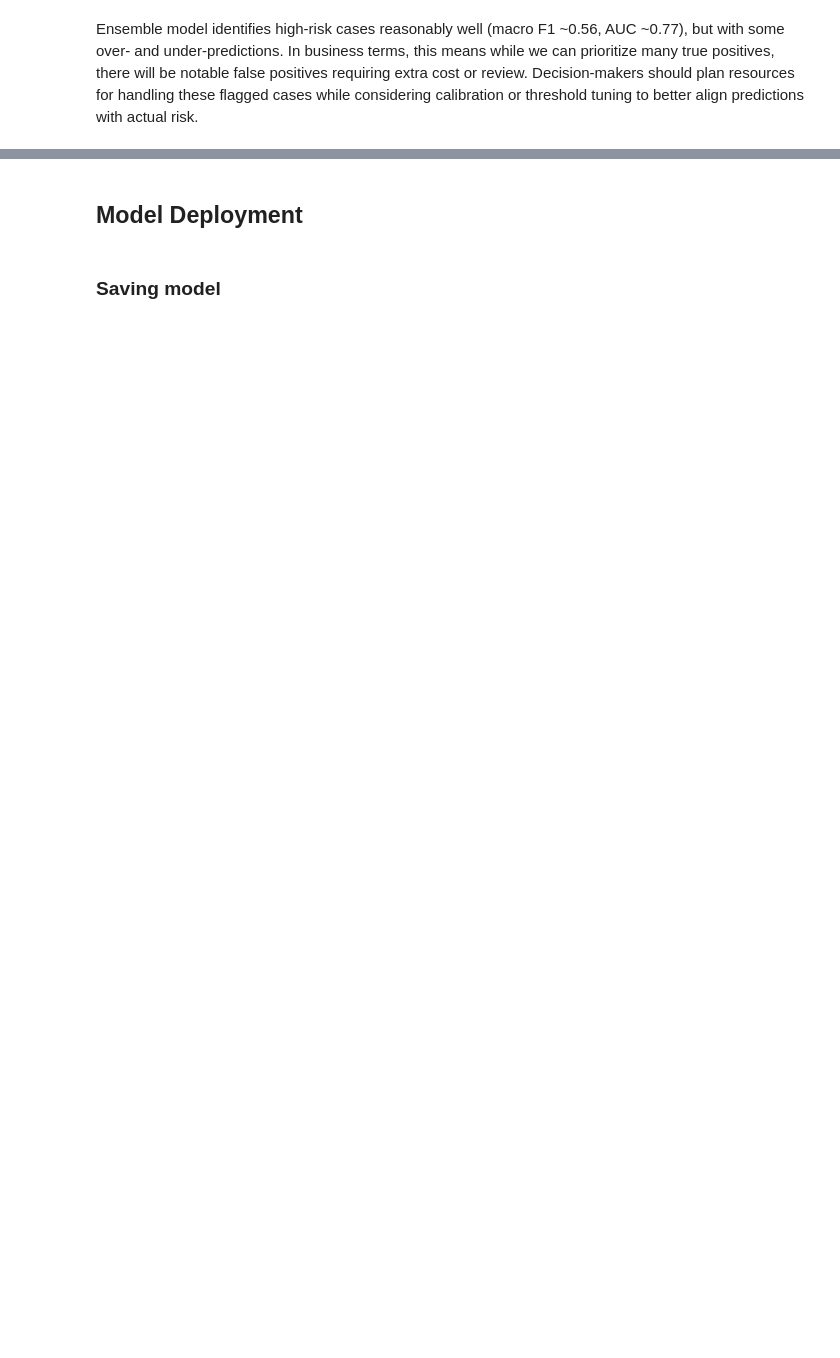
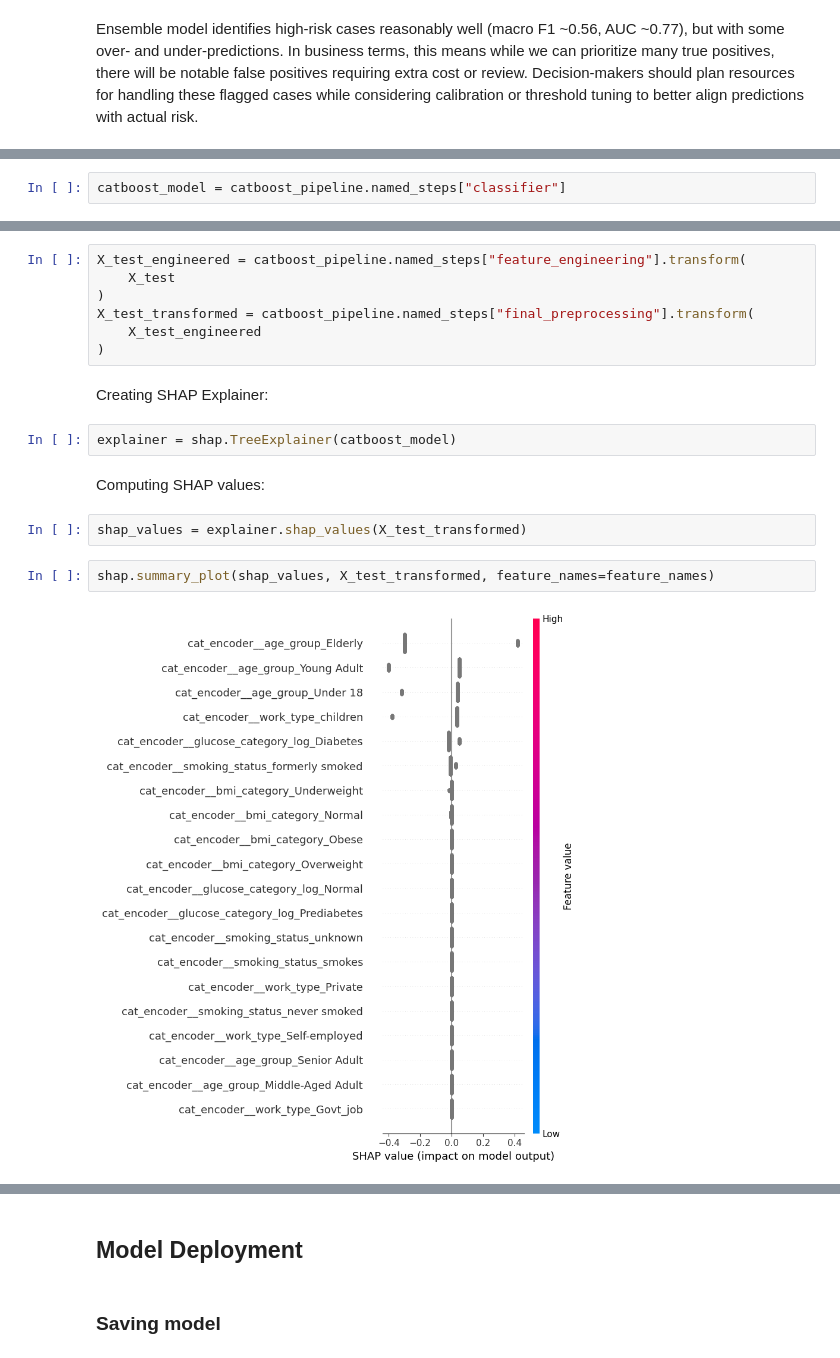
Before and after one commit to Duccard/stroke_risk_prediction, a Jupyter notebook: StrokeRiskPredictionModel.ipynb, the cells around one changed output, grey strips where cells are left out. Saved outputs shown, nothing was run; the diff lists cells and outputs as text; blank space fills up the shorter version.

Commit message:
Added SHAP

```diff
--- a/StrokeRiskPredictionModel.ipynb
+++ b/StrokeRiskPredictionModel.ipynb
@@ -2945,0 +2750,2 @@ Ensemble model identifies high-risk cases reasonably well (macro F1 ~0.56, AUC ~
+# %%
+catboost_model = catboost_pipeline.named_steps["classifier"]
@@ -2945,0 +2754,19 @@ Ensemble model identifies high-risk cases reasonably well (macro F1 ~0.56, AUC ~
+# %%
+X_test_engineered = catboost_pipeline.named_steps["feature_engineering"].transform(
+    X_test
+)
+X_test_transformed = catboost_pipeline.named_steps["final_preprocessing"].transform(
+    X_test_engineered
+)
+# %% [markdown]
+Creating SHAP Explainer:
+# %%
+explainer = shap.TreeExplainer(catboost_model)
+# %% [markdown]
+Computing SHAP values:
+# %%
+shap_values = explainer.shap_values(X_test_transformed)
+# %%
+shap.summary_plot(shap_values, X_test_transformed, feature_names=feature_names)
+# %% [output]
+[figure, added]
```
Also changed, not shown: parts of 49 cells of this notebook, 6 other files.
